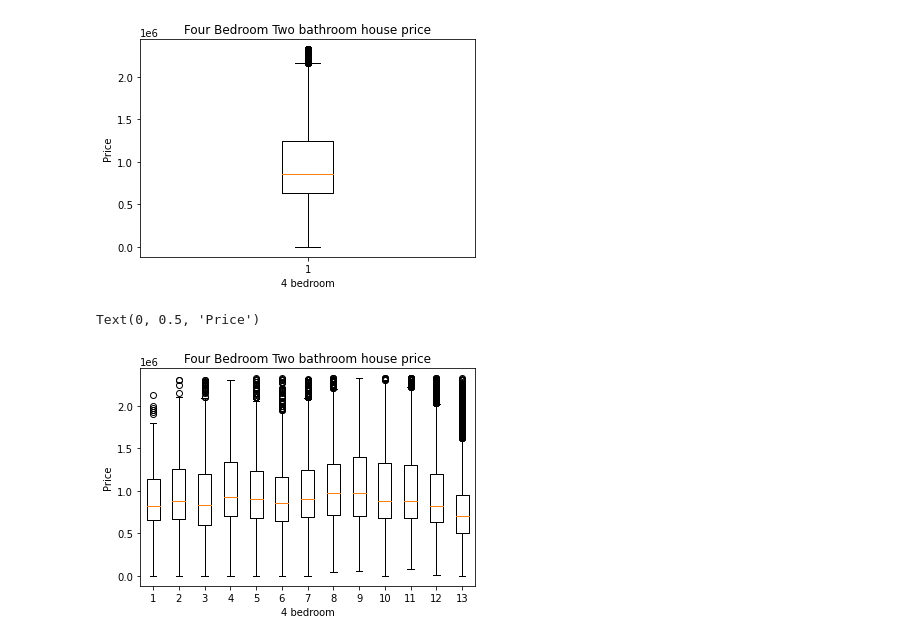
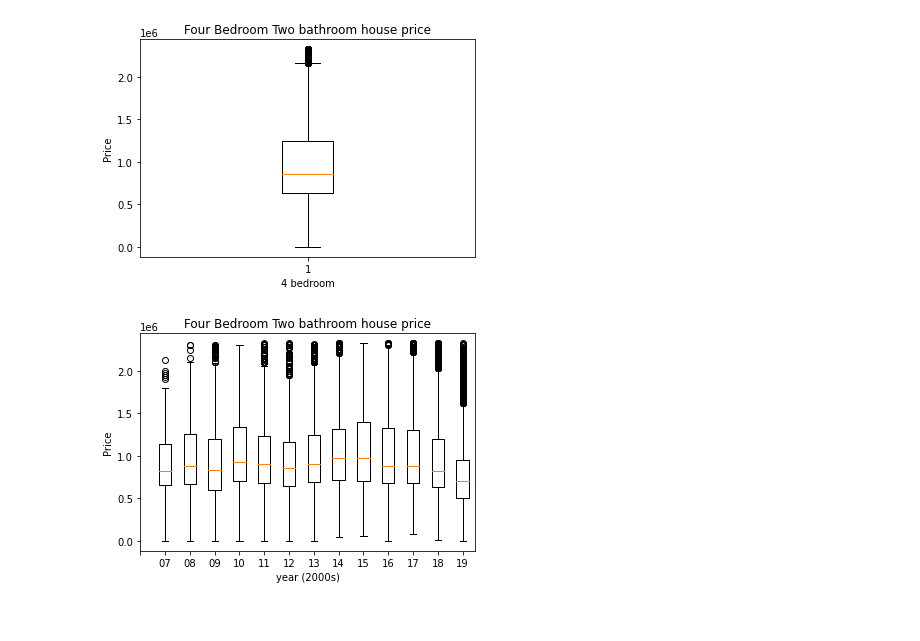
Before and after one commit to Dion-Daniels/Project1, a Jupyter notebook: Data/House_Commodities_Data_Cleanup.ipynb, the cells around one changed output. Saved outputs shown, nothing was run; the diff lists cells and outputs as text; code cells hidden in the pictures.

```diff
--- a/Data/House_Commodities_Data_Cleanup.ipynb
+++ b/Data/House_Commodities_Data_Cleanup.ipynb
@@ -379,14 +372,14 @@ data = [y2007,
 # %%
 #trim_4b_2bath_df["Date"] = pd.to_datetime(trim_4b_2bath_df["Date"]).dt.to_period('M')
 
 fig1, ax1 = plt.subplots()
 ax1.set_title('Four Bedroom Two bathroom house price')
 #                 clean_data[(clean_data['Date'] >= '2007-01') & (clean_data['Date'] <= '2019-06')]
 ax1.boxplot(data)
 
-plt.xlabel('4 bedroom')
+plt.xlabel('year (2000s)')
 plt.ylabel('Price')
-#plt.xticks(np.arange(2007,2020,1))
+plt.xticks(np.arange(14),["",'07','08','09','10','11','12','13','14','15','16','17','18','19'])
+plt.show()
 # %% [output]
-Text(0, 0.5, 'Price')
-[figure, old version]
+[figure, new version]
```
Also changed, not shown: parts of 7 cells of this notebook.
